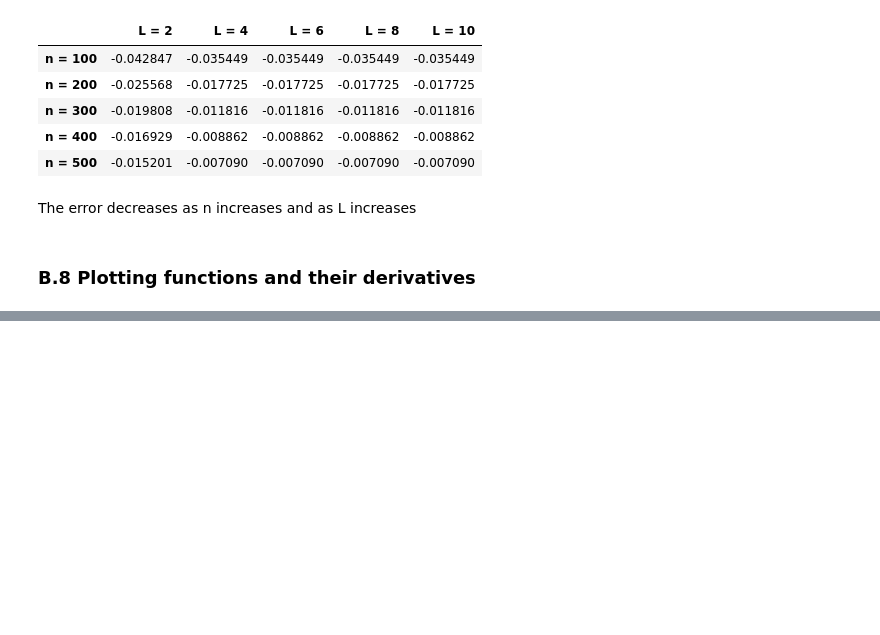
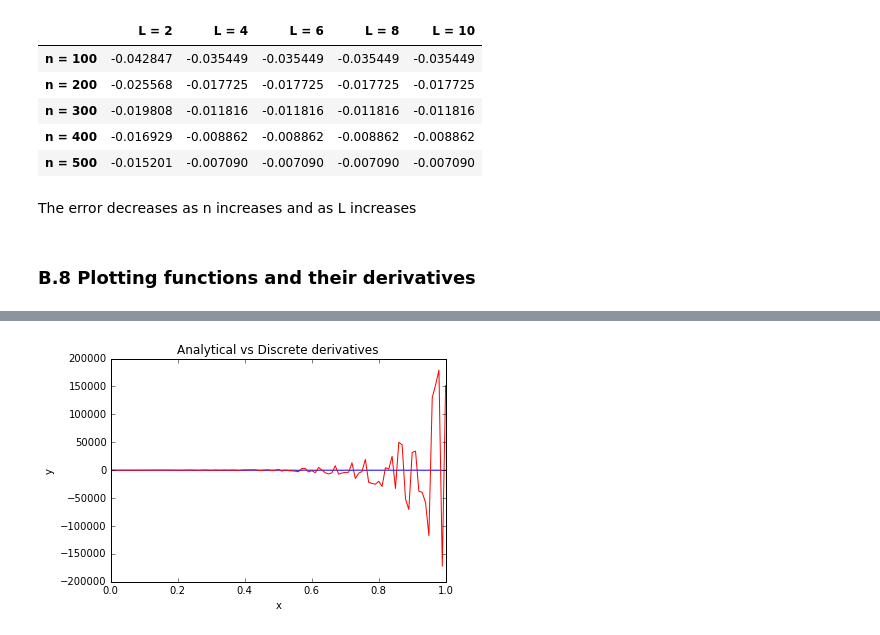
Before and after one commit to chapman-phys227-2016s/hw-5-ChinmaiRaman, a Jupyter notebook: HW5.ipynb, the cells around one changed output, grey strips where cells are left out. Drawn from its saved outputs; the diff is of its cells as text; code cells hidden in the pictures; blank space fills up the shorter version.

```diff
--- a/HW5.ipynb
+++ b/HW5.ipynb
@@ -159,0 +177,4 @@ The error decreases as n increases and as L increases
+# %%
+p4.multigraph(p4.diff(p4.g, 1/1000, 1, 100), p4.gprime)
+# %% [output]
+[figure, added]
```
Also changed, not shown: parts of 10 cells of this notebook.
